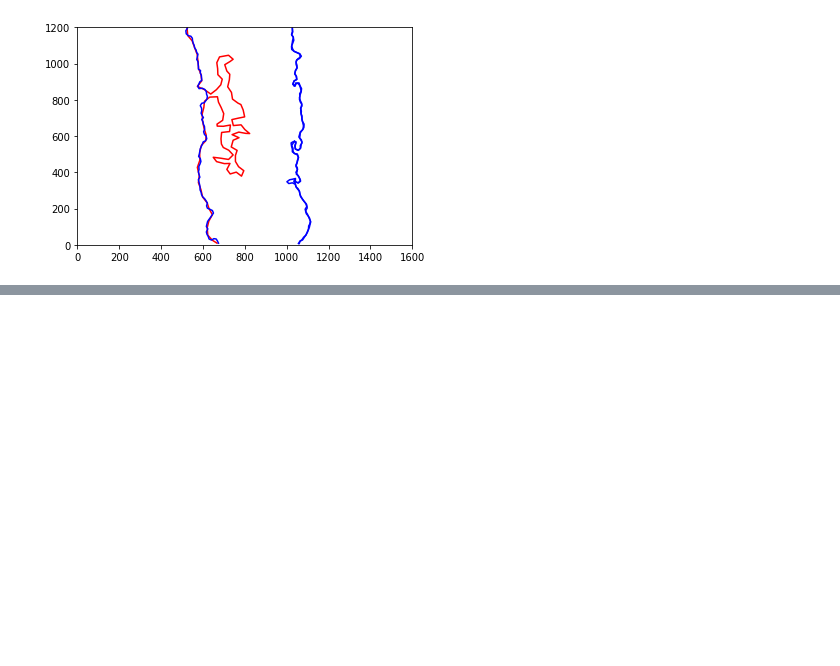
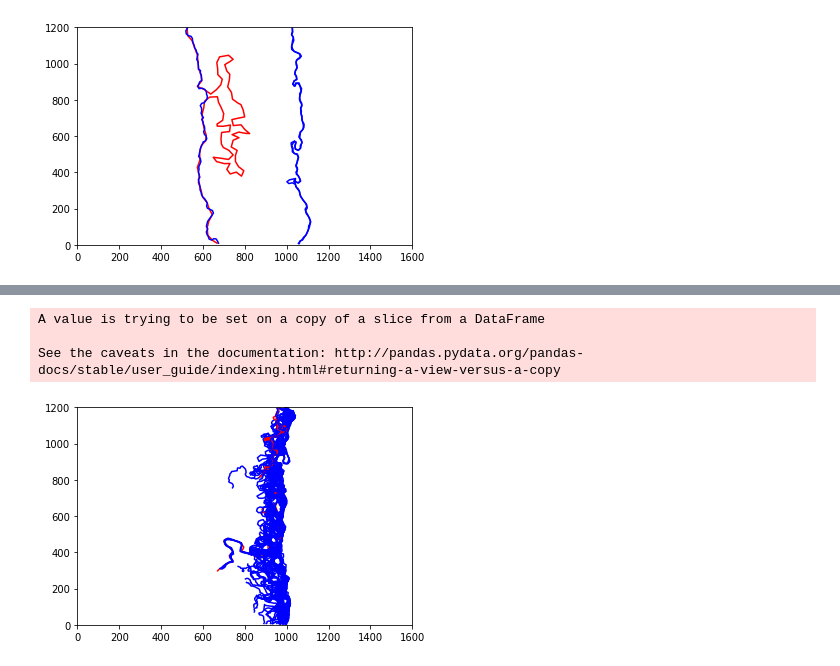
Before and after one commit to riccardoscheda/AnomalousDiffusion, a Jupyter notebook: andif/fronti_anomali/fronti_anomali.ipynb, the cells around one changed output, grey strips where cells are left out. Cells and saved outputs as stored; diff of their text form; code cells hidden in the pictures; blank space fills up the shorter version.

```diff
--- a/andif/fronti_anomali/fronti_anomali.ipynb
+++ b/andif/fronti_anomali/fronti_anomali.ipynb
@@ -219,3 +219,10 @@ for i in range(25,29):
     plt.plot(df["x"][side*i*100:(side*i+1)*100],df["y"][side*i*100:(side*i+1)*100],c = c)
 # %% [output]
 [figure]
+# %%
+import pandas as pd
+import pylab as plt
+import numpy as np
+df = pd.read_csv("/home/riccardo/Desktop/coordinates-11-02-19.txt",sep = " ")
+df["Normal"] = True
+df
@@ -221,0 +243,38 @@ for i in range(25,29):
+# %%
+means = []
+sqd = []
+diff = pd.DataFrame()
+
+for i in range(2,200):
+    j = 1
+    while df.loc[(i-2*j)*100]["Normal"] == False:
+        j = j + 1
+    x1 = df["x"][i*100:(i+1)*100].reset_index()
+    x0 = df["x"][(i-2*j)*100:(i-1*j)*100].reset_index()
+    diff =  x1 - x0
+    y1 = df["y"][i*100:(i+1)*100].reset_index()
+    y0 = df["y"][(i-2*j)*100:(i-1*j)*100].reset_index()
+    sd = np.sqrt((x1["x"]-x0["x"])**2 + (y1["y"]-y0["y"])**2)
+    sqd.append(sd.mean())
+    means.append(diff["x"].mean())
+    if abs(diff["x"].mean()) > 50:
+        df["Normal"][i*100:(i+1)*100] = False
+# %% [output]
+A value is trying to be set on a copy of a slice from a DataFrame
+
+See the caveats in the documentation: http://pandas.pydata.org/pandas-docs/stable/user_guide/indexing.html#returning-a-view-versus-a-copy
+# %%
+plt.xlim(0,1600)
+plt.ylim(0,1200)
+
+# uno dei frame anomali è il 12
+side = 1
+for i in range(0,200,2):
+    if df.loc[side*i*100]["Normal"] == True:
+        c = "b"
+    else:
+        c = "r"
+
+    plt.plot(df["x"][side*i*100:(side*i+1)*100],df["y"][side*i*100:(side*i+1)*100],c = c)
+# %% [output]
+[figure, added]
```
Also changed, not shown: parts of 2 cells of this notebook, 1 other file.
